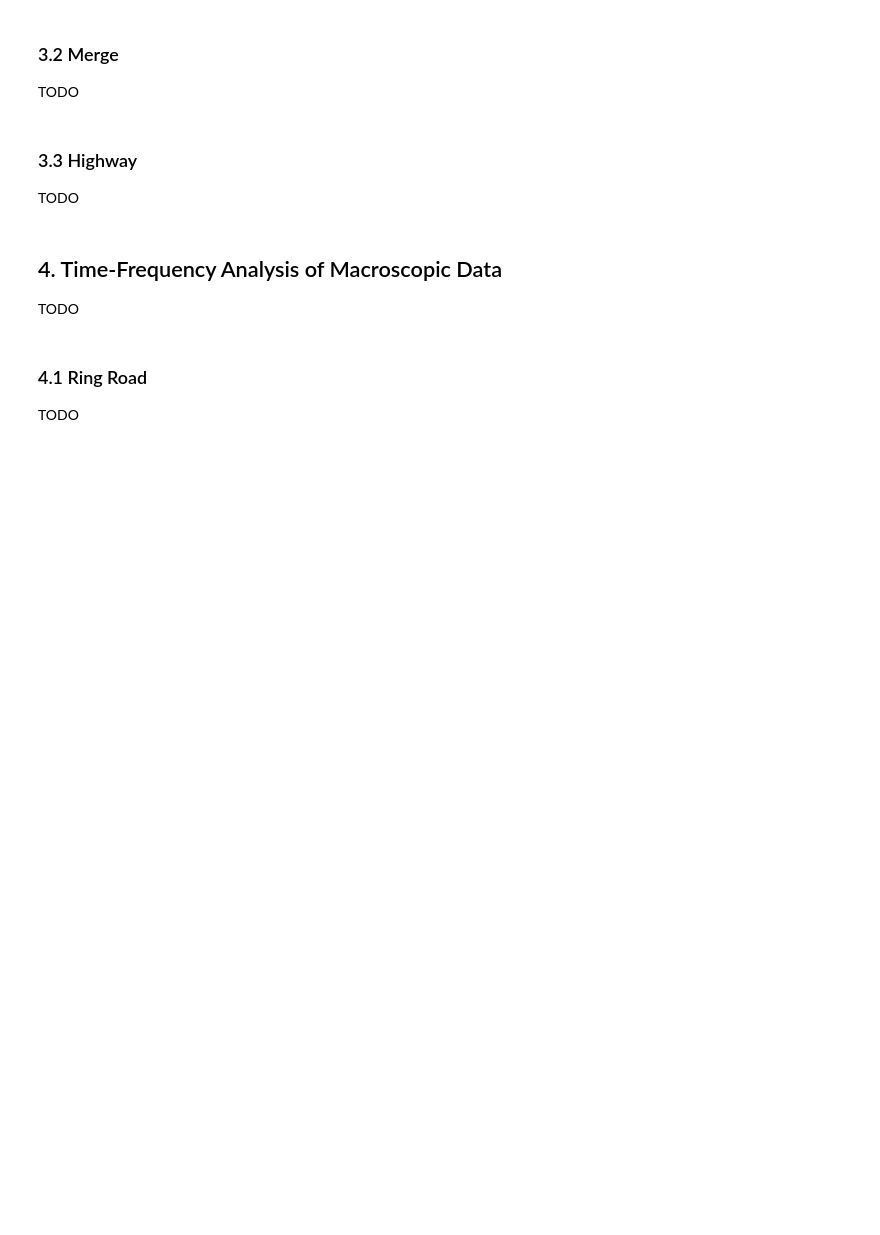
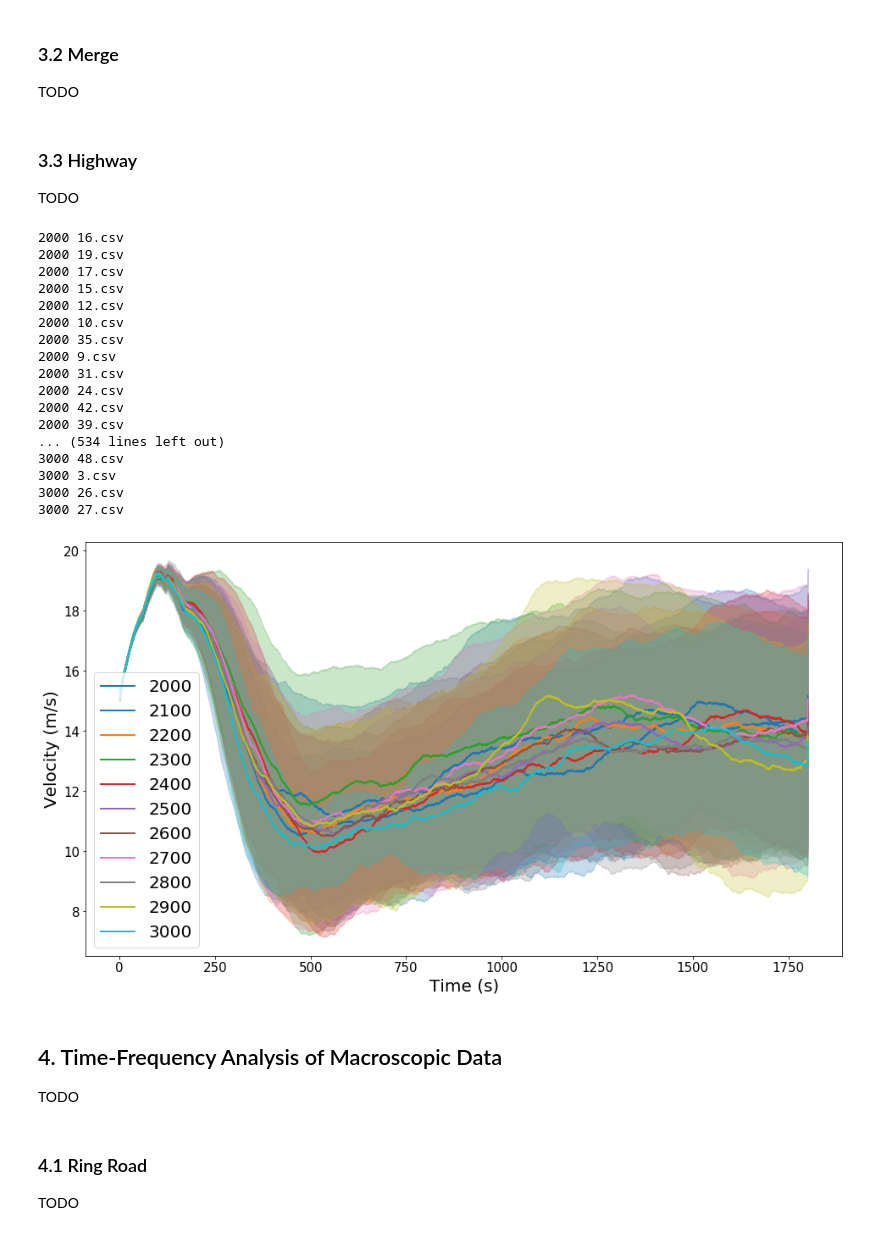
Before and after one commit to AboudyKreidieh/mbrl-traffic, a Jupyter notebook: experiments/plotting_results.ipynb, the cells around one changed output. Cells and saved outputs as stored; diff of their text form; code cells hidden in the pictures; blank space fills up the shorter version.

Commit message:
Highway single 2 (#29)
* added highhway-single network

* bug fixes

* minor

```diff
--- a/experiments/plotting_results.ipynb
+++ b/experiments/plotting_results.ipynb
@@ -182,27 +186,24 @@ import math
 import os
 import csv
 import time
+from copy import deepcopy
 
 # the discretization in space for the aggregation procedure
 DX = 50
 # the total length of the network (in meters)
-LENGTH = 1500
+LENGTH = 2500  # 1500
 # the discretization of time during the simulation procedure
 DT = 0.5
 # the total simulation time (in seconds)
-TOTAL_TIME = 3600
+TOTAL_TIME = 1800
 # whether to compute the speeds and densities for each lane separately
 INDIVIDUAL_LANES = False
 
 
 # Specify the directories containing the files you'd like to compute
 # macroscopic properties for.
-directory = ["data/ring-1-lane/baseline/sumo-idm/50",
-             "data/ring-1-lane/baseline/sumo-idm/55",
-             "data/ring-1-lane/baseline/sumo-idm/60",
-             "data/ring-1-lane/baseline/sumo-idm/65",
-             "data/ring-1-lane/baseline/sumo-idm/70",
-             "data/ring-1-lane/baseline/sumo-idm/75"]
+directory = ["results/highway-single/baseline/sumo-idm/{}".format(x)
+             for x in [3000]]
 
 
 for directory_i in directory:
@@ -440,5 +459,25 @@ for inflow in [1000, 1100, 1200, 1300, 1400, 1500, 1600, 1700, 1800, 1900, 2000]
 
 TODO
+# %%
+LANES = 1
+
+for inflow in [3000]:
+    for i in range(50):
+        # modify this path to match the dataset
+        fp = "results/highway-single/baseline/sumo-idm/{}/micro/{}.csv".format(LANES * inflow, i)
+        fp = "woop/micro/0.csv".format(LANES * inflow, i)
+        df = pd.read_csv(fp)
+
+        for lane in range(LANES):
+            time_space_diagram(
+                df,
+                lane,
+                min_speed=0,
+                max_speed=30,
+                title="",
+                discontinuity=20,
+                save_path=os.path.join(fp.rsplit('/', 1)[0], "ts-{}-{}.png".format(i, lane))
+            )
 # %% [markdown]
 ## 3. Plotting Macroscopic Data
 
@@ -605,3 +644,29 @@ TODO
 ### 3.3 Highway
 
 TODO
+# %%
+# modify this path to match the dataset
+DIR_PATH = "results/highway-single/baseline/sumo-idm"
+SUB_PATHS = ["2000", "2100", "2200", "2300", "2400",
+             "2500", "2600", "2700", "2800", "2900", "3000"]
+
+a = avg_speed_plot(DIR_PATH, SUB_PATHS)
+# %% [output]
+2000 16.csv
+2000 19.csv
+2000 17.csv
+2000 15.csv
+2000 12.csv
+2000 10.csv
+2000 35.csv
+2000 9.csv
+2000 31.csv
+2000 24.csv
+2000 42.csv
+2000 39.csv
+... (534 lines left out)
+3000 48.csv
+3000 3.csv
+3000 26.csv
+3000 27.csv
+[figure, added]
```
Also changed, not shown: parts of 6 cells of this notebook, 7 other files.
